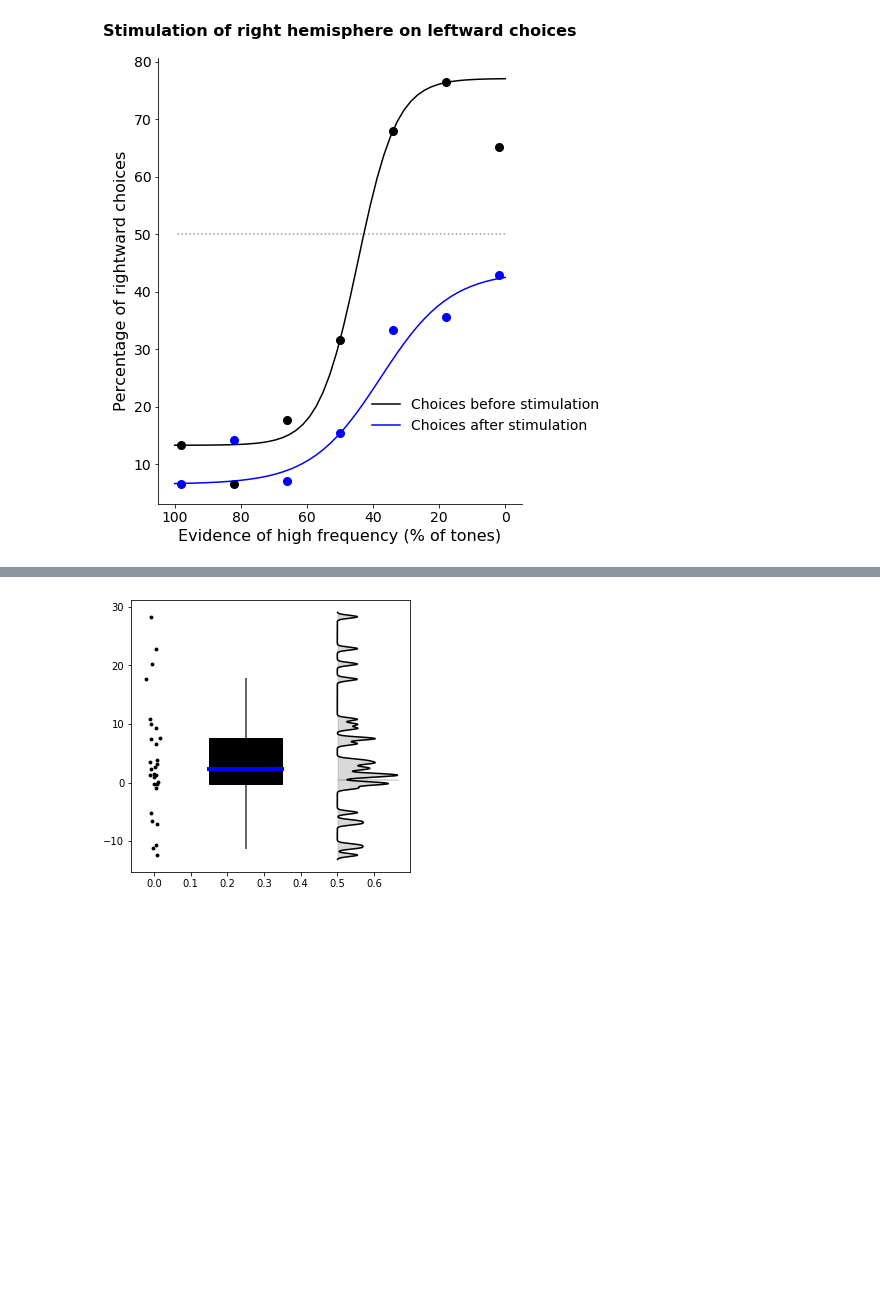
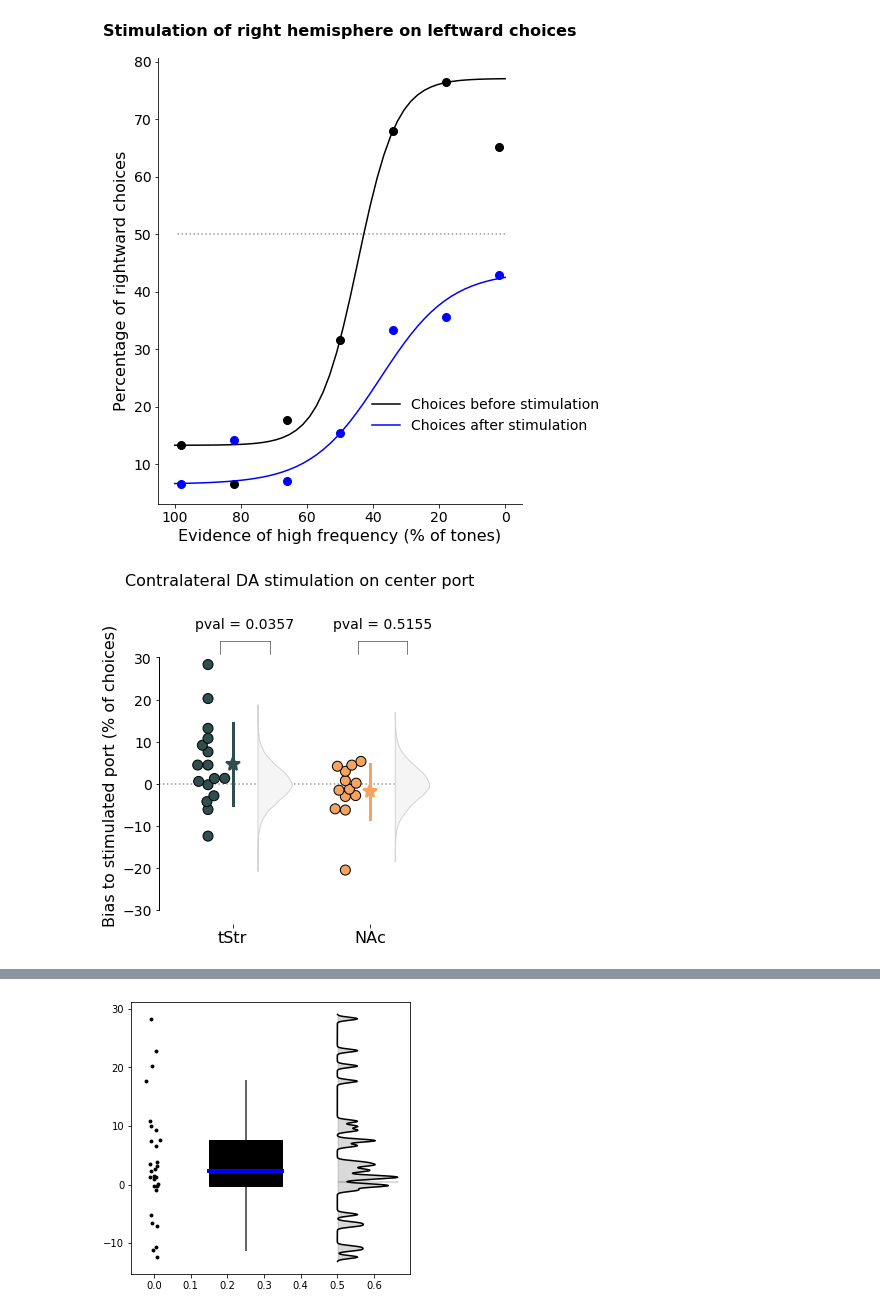
Before and after one commit to HernandoMV/BehaviouralAnalysis, a Jupyter notebook: Dopamine_optostimulation.ipynb, the cells around one changed output, grey strips where cells are left out. Drawn from its saved outputs; the diff is of its cells as text; code cells hidden in the pictures; blank space fills up the shorter version.

```diff
--- a/Dopamine_optostimulation.ipynb
+++ b/Dopamine_optostimulation.ipynb
@@ -440 +497,89 @@ plt.show()
+# %%
+# Focus only on the contralateral stimulation in the center
+
+hor = ['tStr', 'NAc']
+# make a palette
+colors=['darkslategray', 'sandybrown']
+
+# spread of things
+spread = .18
+
+# plot
+rel = sns.catplot(data=opto_df_sel, x='FiberArea', y='BiasToStimPort', hue='FiberArea',
+                  alpha=1, size=5, marker='o', s=10, linewidth=1, edgecolor="k",# jitter=.15,
+                  hue_order=hor,
+                  kind='swarm',
+                  height=15, aspect=8/8,
+                  palette=sns.color_palette(colors))
+
+
+# add the distribution of the random biases, and mean and std
+axs = rel.fig.axes
+
+orig_y_lim = axs[0].get_ylim()[1]
+
+#move overall title up
+rel.fig.subplots_adjust(top=.9)
+rel.fig.suptitle('Contralateral DA stimulation on center port', y=1.05, fontsize=16)
+for ax in axs:
+    ax.set_ylabel('Bias to stimulated port (% of choices)', fontsize=16)
+    ax.set_xlabel('')
+    ax.hlines(0, ax.get_xlim()[0], ax.get_xlim()[1], linestyles='dotted', alpha=0.4, zorder=-2)
+    for i, pos in enumerate(ax.get_xticks()):
+        facond = opto_df_sel.FiberArea==hor[i]
+        randbiases = np.array([item for sublist in opto_df_sel[facond].RandomBiases.values for item in sublist])
+        parts = ax.violinplot(randbiases, positions=[pos+2*spread], showmeans=False, showmedians=False, showextrema=False)
+        for pc in parts['bodies']:
+            pc.set_alpha(1)
+            pc.set_zorder(-2)
+            pc.set_facecolor('whitesmoke')
+            pc.set_edgecolor('lightgrey')
+            # do only half
+            # get the center
+            m = np.mean(pc.get_paths()[0].vertices[:, 0])
+            # modify the paths to not go further left than the center
+            pc.get_paths()[0].vertices[:, 0] = np.clip(pc.get_paths()[0].vertices[:, 0], m, np.inf)
+
+        # mean and std
+        dist_to_compare = opto_df_sel[facond].BiasToStimPort.values
+        xm = np.mean(dist_to_compare)
+        xstd = np.std(dist_to_compare)
+        ax.plot([i+spread, i+spread], [xm - xstd, xm + xstd], '-', color=colors[i], zorder=50, linewidth=3,
+                alpha=1)
+        ax.plot(i+spread, xm, '*', markerfacecolor=colors[i], zorder=50,
+                markeredgewidth=2, markersize=15, markeredgecolor=colors[i])
+
+        # add the significance
+        pval = stats.kruskal(dist_to_compare, randbiases).pvalue
+        ax.text(x=i+1.5*spread, y=1.2 * orig_y_lim, s='pval = {:.6}'.format(str(pval)),
+                horizontalalignment='center', fontsize=14)
+        ax.plot([i+spread*.5, i+2.5*spread], [orig_y_lim*1.1, orig_y_lim*1.1], color='k', linewidth=.5)
+        ax.plot([i+spread*.5, i+.5*spread], [orig_y_lim, orig_y_lim*1.1], color='k', linewidth=.5)
+        ax.plot([i+spread*2.5, i+2.5*spread], [orig_y_lim, orig_y_lim*1.1], color='k', linewidth=.5)
+
+
+#     ymin, ymax = ax.get_yaxis().get_view_interval()
+
+
+    ax.set_xlim([-2*spread, 1+5*spread])
+    ax.set_xticks([spread, 1+spread])
+
+    for tick in ax.xaxis.get_major_ticks():
+        tick.label.set_fontsize(16)
+    for tick in ax.yaxis.get_major_ticks():
+        tick.label.set_fontsize(14)
+
+    # keep only y axis and floating x ticks
+    ax.set_frame_on(False)
+    xmin, xmax = ax.get_xaxis().get_view_interval()
+    ax.plot((xmin, xmin), (-30, 30), color='black', linewidth=1)
+
+# # highlight the example session
+# xm = opto_df[opto_df.SessionID == example_session].BiasToStimPort.values
+# ax.plot(0, xm, 'o', color='k', zorder=50, markersize=10)
+
+plt.savefig(outputDir + output_directory_name + '_just-one-port-150_biases_simple_center-contralateral.pdf', transparent=True, bbox_inches='tight')
+plt.show(rel)
+# %% [output]
+[figure, added]
 # %%
```
Also changed, not shown: parts of 14 cells of this notebook.
